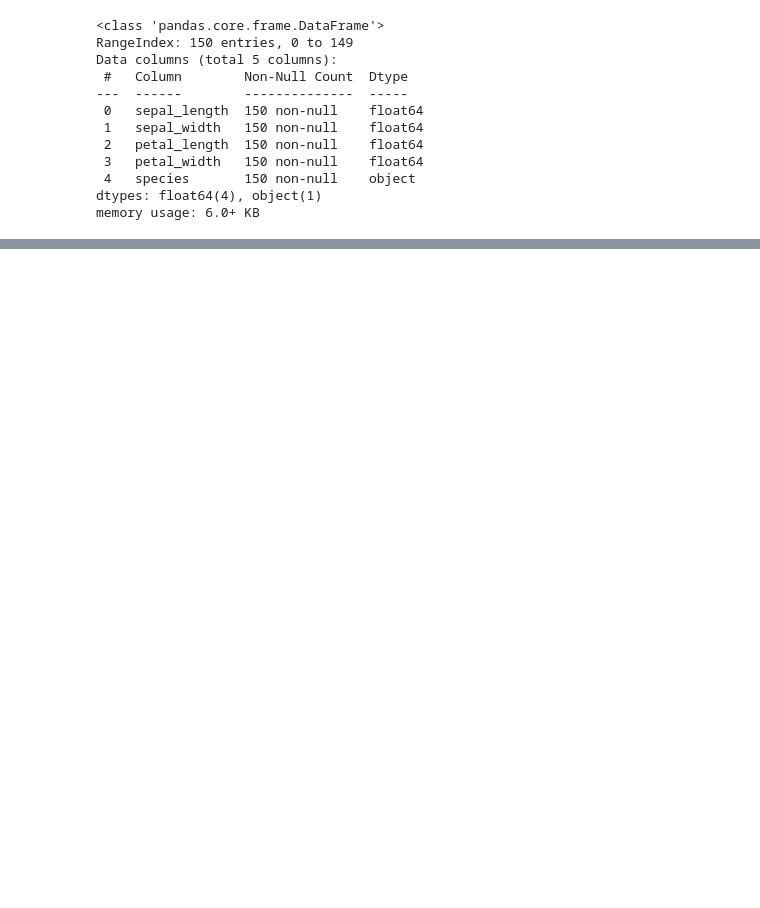
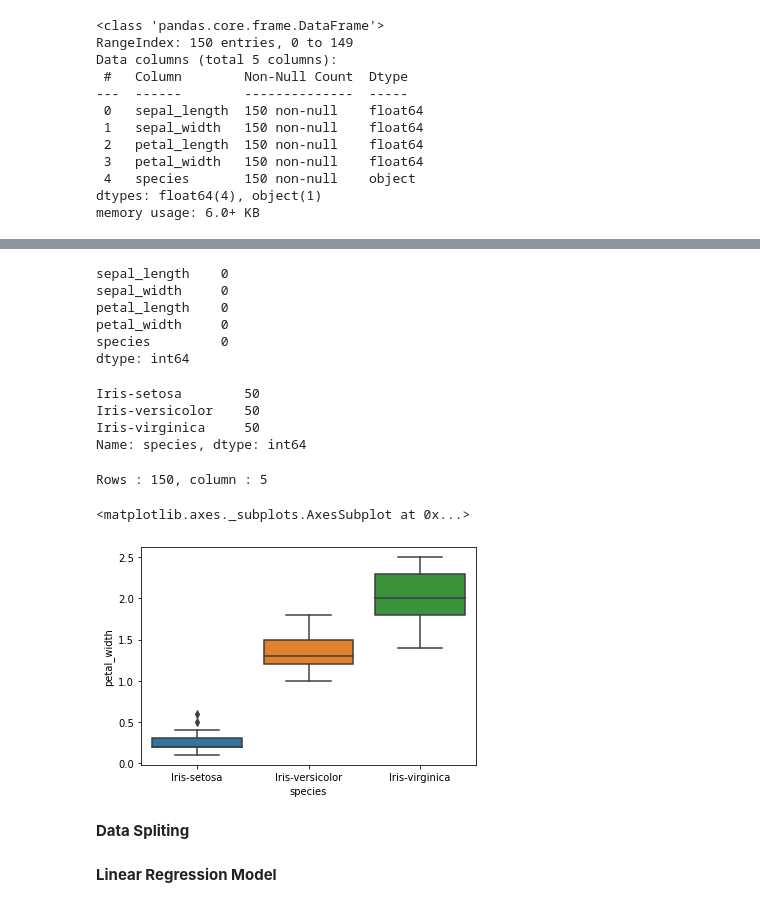
Before and after one commit to AyeshaAreej/Machine-Learning-Python-, a Jupyter notebook: PandasPractice.ipynb, the cells around one changed output, grey strips where cells are left out. Drawn from its saved outputs; the diff is of its cells as text; code cells hidden in the pictures; blank space fills up the shorter version.

Commit message:
Working on filtering and slicing data

```diff
--- a/PandasPractice.ipynb
+++ b/PandasPractice.ipynb
@@ -36,0 +173,26 @@ memory usage: 6.0+ KB
+# %%
+data.isnull().sum()
+# %% [output]
+sepal_length    0
+sepal_width     0
+petal_length    0
+petal_width     0
+species         0
+dtype: int64
+# %%
+data['species'].value_counts()
+# %% [output]
+Iris-setosa        50
+Iris-versicolor    50
+Iris-virginica     50
+Name: species, dtype: int64
+# %%
+rows, col = data.shape
+print("Rows : %s, column : %s" % (rows, col))
+# %% [output]
+Rows : 150, column : 5
+# %%
+sns.boxplot(x='species',y="petal_width",data=data)
+# %% [output]
+<matplotlib.axes._subplots.AxesSubplot at 0x...>
+[figure, added]
@@ -36,0 +202,2 @@ memory usage: 6.0+ KB
+# %% [markdown]
+**Data Spliting**
@@ -36,0 +211,2 @@ memory usage: 6.0+ KB
+# %% [markdown]
+**Linear Regression Model**
```
Also changed, not shown: parts of 15 cells of this notebook.
